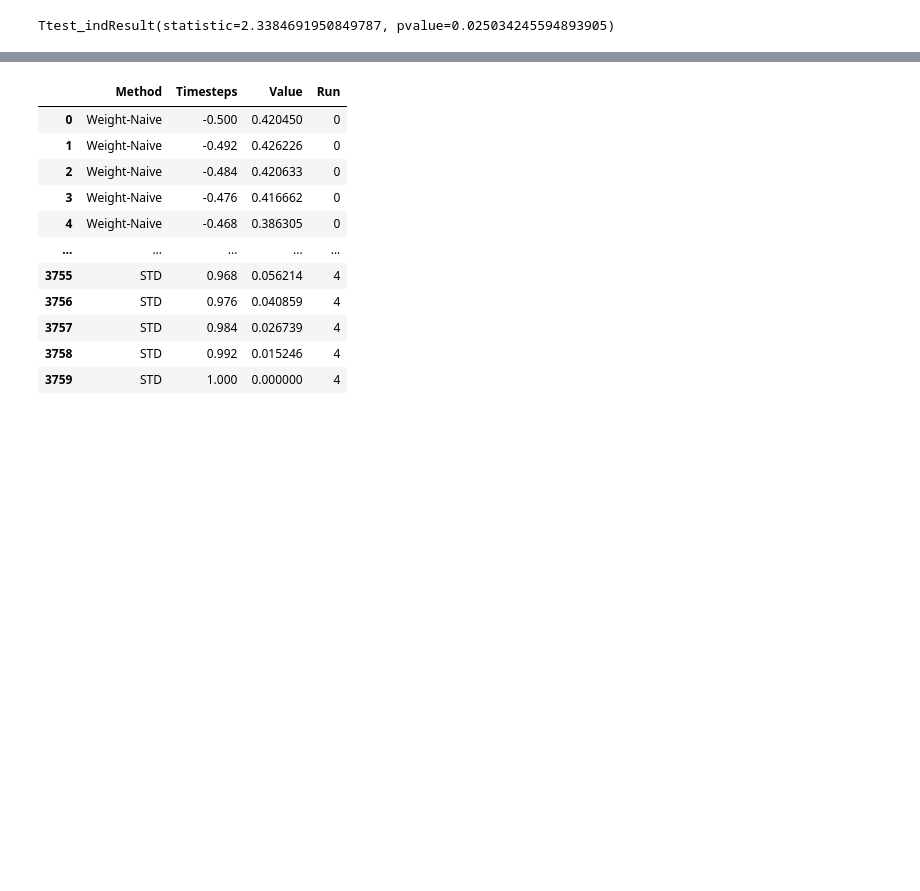
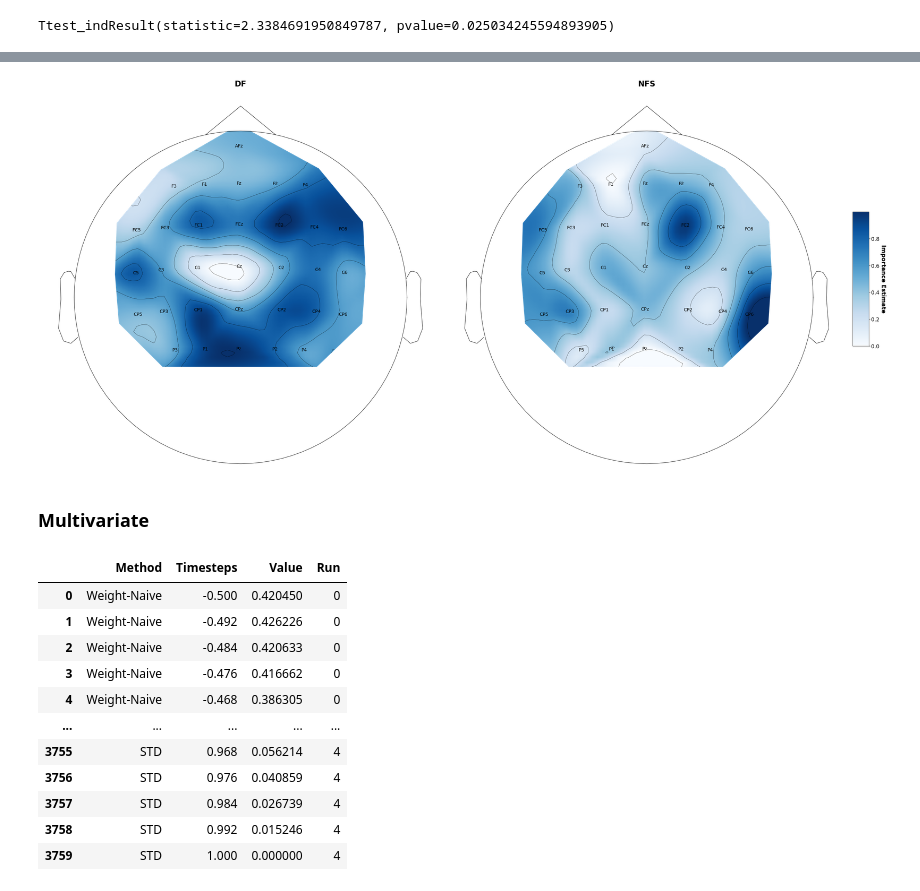
Before and after one commit to thehcclab/pairwise-importance-estimate-extension-with-time-series-adaptation, a Jupyter notebook: EEG-Graphs_and_Tables.ipynb, the cells around one changed output, grey strips where cells are left out. Saved outputs shown, nothing was run; the diff lists cells and outputs as text; code cells hidden in the pictures; blank space fills up the shorter version.

```diff
--- a/EEG-Graphs_and_Tables.ipynb
+++ b/EEG-Graphs_and_Tables.ipynb
@@ -739,3 +766,73 @@ plt.savefig("/home/jchan/Downloads/sample.png")
+# %%
+from sklearn.preprocessing import MinMaxScaler, RobustScaler, StandardScaler
+import matplotlib
+import mne
+import matplotlib.pyplot as plt
+# Creating MNE-Python data structures from scratch
+# MNE working with sensor locations -- about montages and layouts
+info= mne.create_info(channel_names, sfreq=500, ch_types=32*["eeg"])
+info.set_montage("standard_1020")
+
+fig, ax= plt.subplots(1,2, figsize=(35,25), sharex=True,sharey=True)
+# fig.set_figheight(25)
+# fig.set_figwidth(25)
+
+scaler= MinMaxScaler()
+scaled= scaler.fit_transform(
+    np.array(df_list).mean(0).reshape(-1,1)
+).reshape(-1)
+#     scaled_avg_grad= avg_grad[i].sum(1)
+
+minmax_im, _= mne.viz.plot_topomap(
+    scaled,
+    info,
+    ch_type= "eeg",
+    sensors=True,
+    names=channel_names,
+    cmap="Blues",
+    axes=ax[0],
+    show=False,
+    extrapolate="local",
+    #,vlim=(0,1)
+#     size=50
+)
+ax[0].set_title("DF", fontweight="bold", fontsize=24)
+
+scaler= MinMaxScaler()
+scaled= scaler.fit_transform(
+    np.array(nfs_list).mean(0).reshape(-1,1)
+).reshape(-1)
+#     scaled_avg_grad= avg_grad[i].sum(1)
+
+minmax_im, _= mne.viz.plot_topomap(
+    scaled,
+    info,
+    ch_type= "eeg",
+    sensors=True,
+    names=channel_names,
+    cmap="Blues",
+    axes=ax[1],
+    show=False,
+    extrapolate="local",
+    #,vlim=(0,1)
+#     size=50
+)
+ax[1].set_title("NFS", fontweight="bold", fontsize=24)
+# cbar_ax= fig.add_axes([.92,0.436, 0.02,0.18])
+cbar_ax= fig.add_axes([1.,0.38, 0.02,0.23])
+clb= fig.colorbar(minmax_im, cax=cbar_ax)
+clb.set_label("Importance Estimate", rotation=270,labelpad=20, fontsize=18, fontweight="bold")
+
+
+for tt in plt.findobj(fig, matplotlib.text.Text):
+    if tt.get_text() in channel_names:
+        tt.set_fontsize(14)
+plt.tight_layout()
+plt.savefig("/home/jchan/Downloads/sample.png")
+# %% [output]
+[figure, added]
+# %% [markdown]
+### Multivariate
 # %%
 import pickle
 import numpy as np
```
Also changed, not shown: parts of 34 cells of this notebook.
